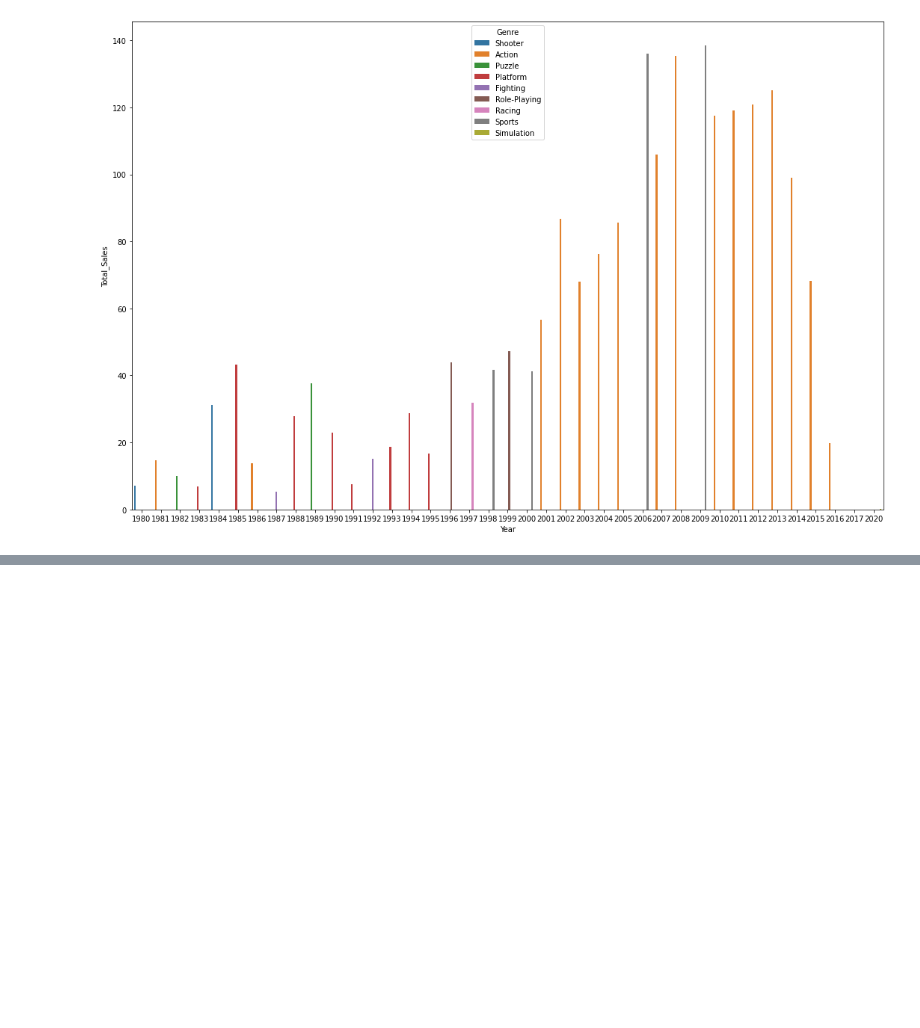
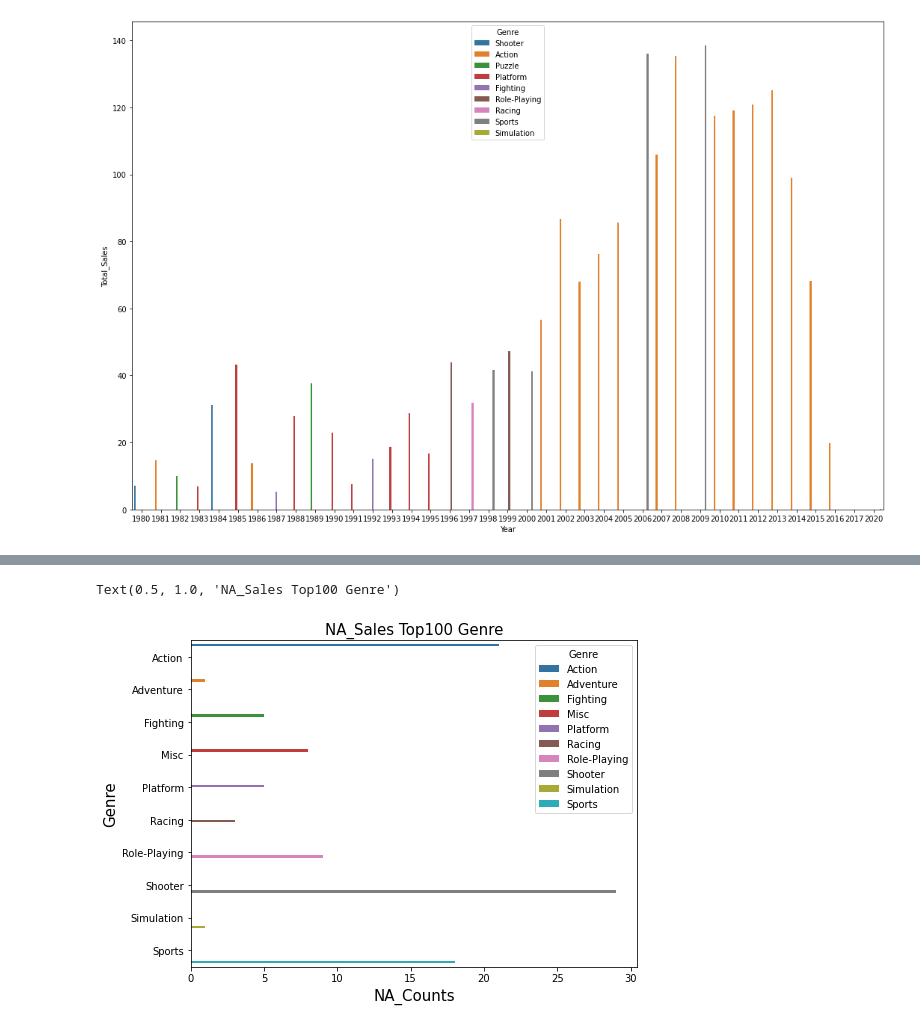
Before and after one commit to lakepicnic/Section_project, a Jupyter notebook: Section1_project.ipynb, the cells around one changed output, grey strips where cells are left out. Saved outputs shown, nothing was run; the diff lists cells and outputs as text; code cells hidden in the pictures; blank space fills up the shorter version.

```diff
--- a/Section1_project.ipynb
+++ b/Section1_project.ipynb
@@ -232,0 +201,12 @@ Recent10_Publisher
+# %%
+Sales_100_NA = df1[df1.Year>2010].sort_values(by='NA_Sales', ascending=False)
+Sales_100_NA = Sales_100_NA.head(100).reset_index(drop=True)
+Sales_100_NA = Sales_100_NA.groupby(['Genre']).size().reset_index(name = "Count")
+plt.figure(figsize = (8,6))
+sns.barplot(x='Count',y = 'Genre',data=Sales_100_NA, hue = 'Genre')
+plt.xlabel("NA_Counts",fontsize=15)
+plt.ylabel('Genre',fontsize=15)
+plt.title("NA_Sales Top100 Genre", fontsize=15)
+# %% [output]
+Text(0.5, 1.0, 'NA_Sales Top100 Genre')
+[figure, added]
```
Also changed, not shown: parts of 6 cells of this notebook.
